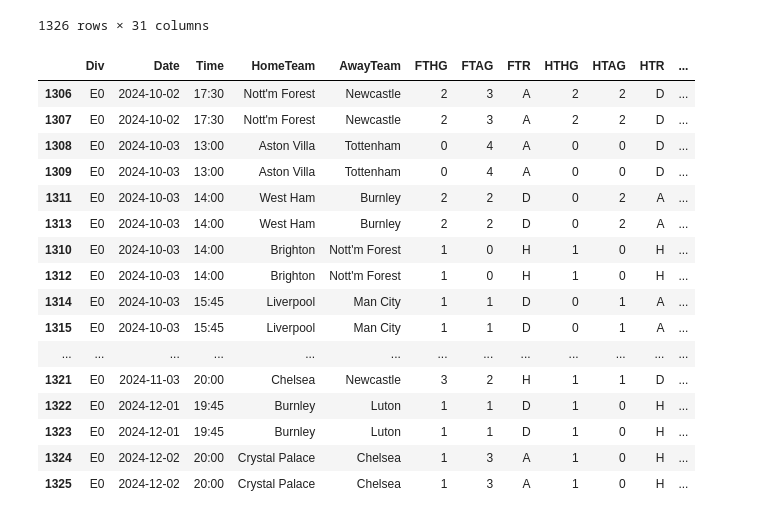
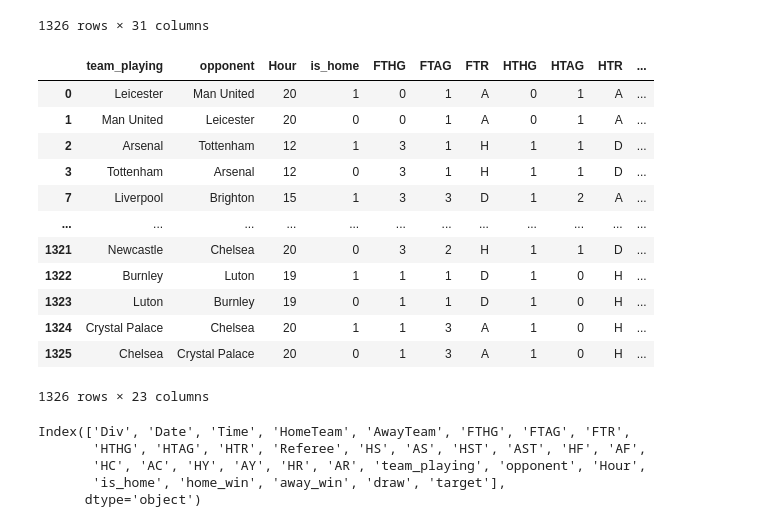
Before and after one commit to adilsaid64/bayesian-football-match-prediction, a Jupyter notebook: data-prep.ipynb, the cells around one changed output. Drawn from its saved outputs; the diff is of its cells as text; code cells hidden in the pictures.

Commit message:
created label column and cleaned column order

```diff
--- a/data-prep.ipynb
+++ b/data-prep.ipynb
@@ -192,23 +192,30 @@ df
 df['target'] = (((df['is_home'] == True) & (df['home_win'] == True)) | ((df['is_home'] == False) & (df['away_win'] == True))).astype(int)
 # if is_home == 1 and home_win == 1 .apply(lambda x: 1 if (x['is_home']==1 & x['home_win']==1) else 0)then target == 1
 #df = df.drop(columns = ['Referee'])
-# %%
-df.sort_values(by = ['Date', 'Hour', 'Referee']).tail(20)
-# %% [output]
-|  | Div | Date | Time | HomeTeam | AwayTeam | FTHG | FTAG | FTR | HTHG | HTAG | HTR | ... |
-| 1306 | E0 | 2024-10-02 | 17:30 | Nott'm Forest | Newcastle | 2 | 3 | A | 2 | 2 | D | ... |
-| 1307 | E0 | 2024-10-02 | 17:30 | Nott'm Forest | Newcastle | 2 | 3 | A | 2 | 2 | D | ... |
-| 1308 | E0 | 2024-10-03 | 13:00 | Aston Villa | Tottenham | 0 | 4 | A | 0 | 0 | D | ... |
-| 1309 | E0 | 2024-10-03 | 13:00 | Aston Villa | Tottenham | 0 | 4 | A | 0 | 0 | D | ... |
-| 1311 | E0 | 2024-10-03 | 14:00 | West Ham | Burnley | 2 | 2 | D | 0 | 2 | A | ... |
-| 1313 | E0 | 2024-10-03 | 14:00 | West Ham | Burnley | 2 | 2 | D | 0 | 2 | A | ... |
-| 1310 | E0 | 2024-10-03 | 14:00 | Brighton | Nott'm Forest | 1 | 0 | H | 1 | 0 | H | ... |
-| 1312 | E0 | 2024-10-03 | 14:00 | Brighton | Nott'm Forest | 1 | 0 | H | 1 | 0 | H | ... |
-| 1314 | E0 | 2024-10-03 | 15:45 | Liverpool | Man City | 1 | 1 | D | 0 | 1 | A | ... |
-| 1315 | E0 | 2024-10-03 | 15:45 | Liverpool | Man City | 1 | 1 | D | 0 | 1 | A | ... |
-| ... | ... | ... | ... | ... | ... | ... | ... | ... | ... | ... | ... | ... |
-| 1321 | E0 | 2024-11-03 | 20:00 | Chelsea | Newcastle | 3 | 2 | H | 1 | 1 | D | ... |
-| 1322 | E0 | 2024-12-01 | 19:45 | Burnley | Luton | 1 | 1 | D | 1 | 0 | H | ... |
-| 1323 | E0 | 2024-12-01 | 19:45 | Burnley | Luton | 1 | 1 | D | 1 | 0 | H | ... |
-| 1324 | E0 | 2024-12-02 | 20:00 | Crystal Palace | Chelsea | 1 | 3 | A | 1 | 0 | H | ... |
-| 1325 | E0 | 2024-12-02 | 20:00 | Crystal Palace | Chelsea | 1 | 3 | A | 1 | 0 | H | ... |
+# %%
+df.sort_values(by = ['Date', 'Hour', 'Referee'], inplace = True)
+df.drop(columns = ['Div', 'Date', 'Time', 'HomeTeam', 'AwayTeam', 'Referee', 'home_win', 'away_win', 'draw']).columns
+df[['team_playing', 'opponent', 'Hour', 'is_home', 'FTHG', 'FTAG', 'FTR', 'HTHG', 'HTAG', 'HTR', 'HS', 'AS', 'HST', 'AST',
+    'HF', 'AF', 'HC', 'AC', 'HY', 'AY', 'HR', 'AR', 'target']]
+# %% [output]
+|  | team_playing | opponent | Hour | is_home | FTHG | FTAG | FTR | HTHG | HTAG | HTR | ... |
+| 0 | Leicester | Man United | 20 | 1 | 0 | 1 | A | 0 | 1 | A | ... |
+| 1 | Man United | Leicester | 20 | 0 | 0 | 1 | A | 0 | 1 | A | ... |
+| 2 | Arsenal | Tottenham | 12 | 1 | 3 | 1 | H | 1 | 1 | D | ... |
+| 3 | Tottenham | Arsenal | 12 | 0 | 3 | 1 | H | 1 | 1 | D | ... |
+| 7 | Liverpool | Brighton | 15 | 1 | 3 | 3 | D | 1 | 2 | A | ... |
+| ... | ... | ... | ... | ... | ... | ... | ... | ... | ... | ... | ... |
+| 1321 | Newcastle | Chelsea | 20 | 0 | 3 | 2 | H | 1 | 1 | D | ... |
+| 1322 | Burnley | Luton | 19 | 1 | 1 | 1 | D | 1 | 0 | H | ... |
+| 1323 | Luton | Burnley | 19 | 0 | 1 | 1 | D | 1 | 0 | H | ... |
+| 1324 | Crystal Palace | Chelsea | 20 | 1 | 1 | 3 | A | 1 | 0 | H | ... |
+| 1325 | Chelsea | Crystal Palace | 20 | 0 | 1 | 3 | A | 1 | 0 | H | ... |
+1326 rows × 23 columns
+# %%
+df.columns
+# %% [output]
+Index(['Div', 'Date', 'Time', 'HomeTeam', 'AwayTeam', 'FTHG', 'FTAG', 'FTR',
+       'HTHG', 'HTAG', 'HTR', 'Referee', 'HS', 'AS', 'HST', 'AST', 'HF', 'AF',
+       'HC', 'AC', 'HY', 'AY', 'HR', 'AR', 'team_playing', 'opponent', 'Hour',
+       'is_home', 'home_win', 'away_win', 'draw', 'target'],
+      dtype='object')
```
